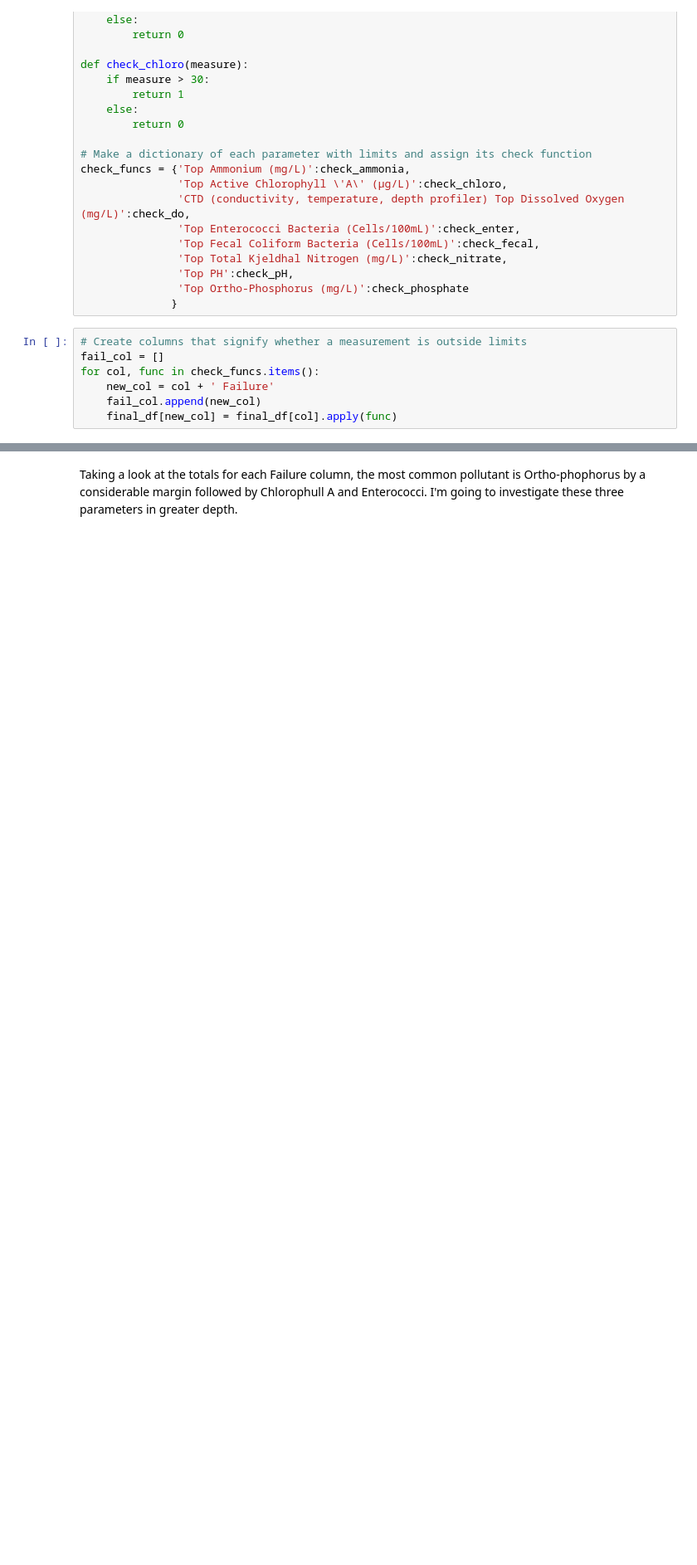
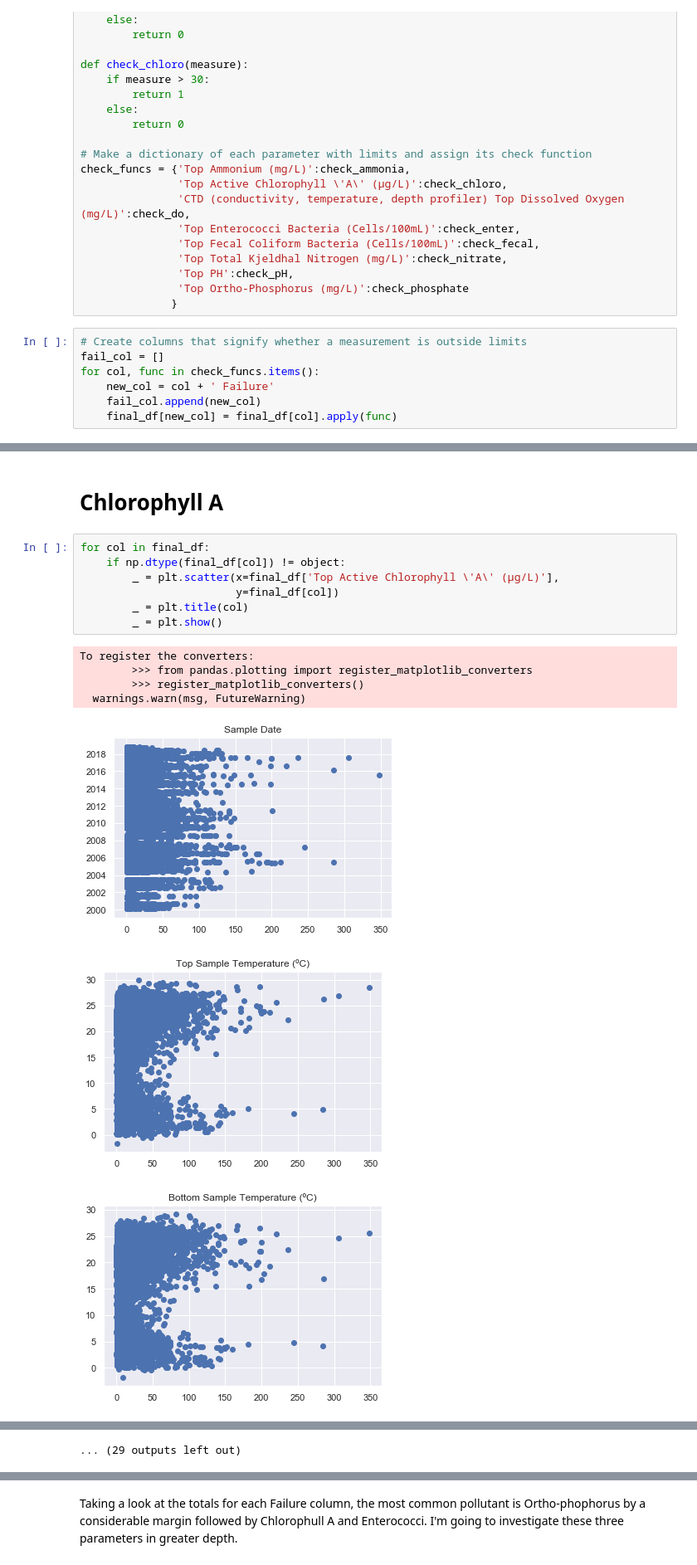
Before and after one commit to dradamski/capstone-two, a Jupyter notebook: notebooks/Data Exploration.ipynb, the cells around one changed output, grey strips where cells are left out. Shown at 83% size. Cells and saved outputs as stored; diff of their text form; blank space fills up the shorter version.

Commit message:
added correlation graphs

```diff
--- a/notebooks/Data Exploration.ipynb
+++ b/notebooks/Data Exploration.ipynb
@@ -171,0 +196,17 @@ for col, func in check_funcs.items():
+# %% [markdown]
+# Chlorophyll A
+# %%
+for col in final_df:
+    if np.dtype(final_df[col]) != object:
+        _ = plt.scatter(x=final_df['Top Active Chlorophyll \'A\' (µg/L)'],
+                        y=final_df[col])
+        _ = plt.title(col)
+        _ = plt.show()
+# %% [output]
+To register the converters:
+        >>> from pandas.plotting import register_matplotlib_converters
+        >>> register_matplotlib_converters()
+  warnings.warn(msg, FutureWarning)
+[figure, added]
+[figure, added]
+[figure, added]
@@ -171,0 +221 @@ for col, func in check_funcs.items():
+... (29 outputs left out)
```
Also changed, not shown: parts of 10 cells of this notebook.
